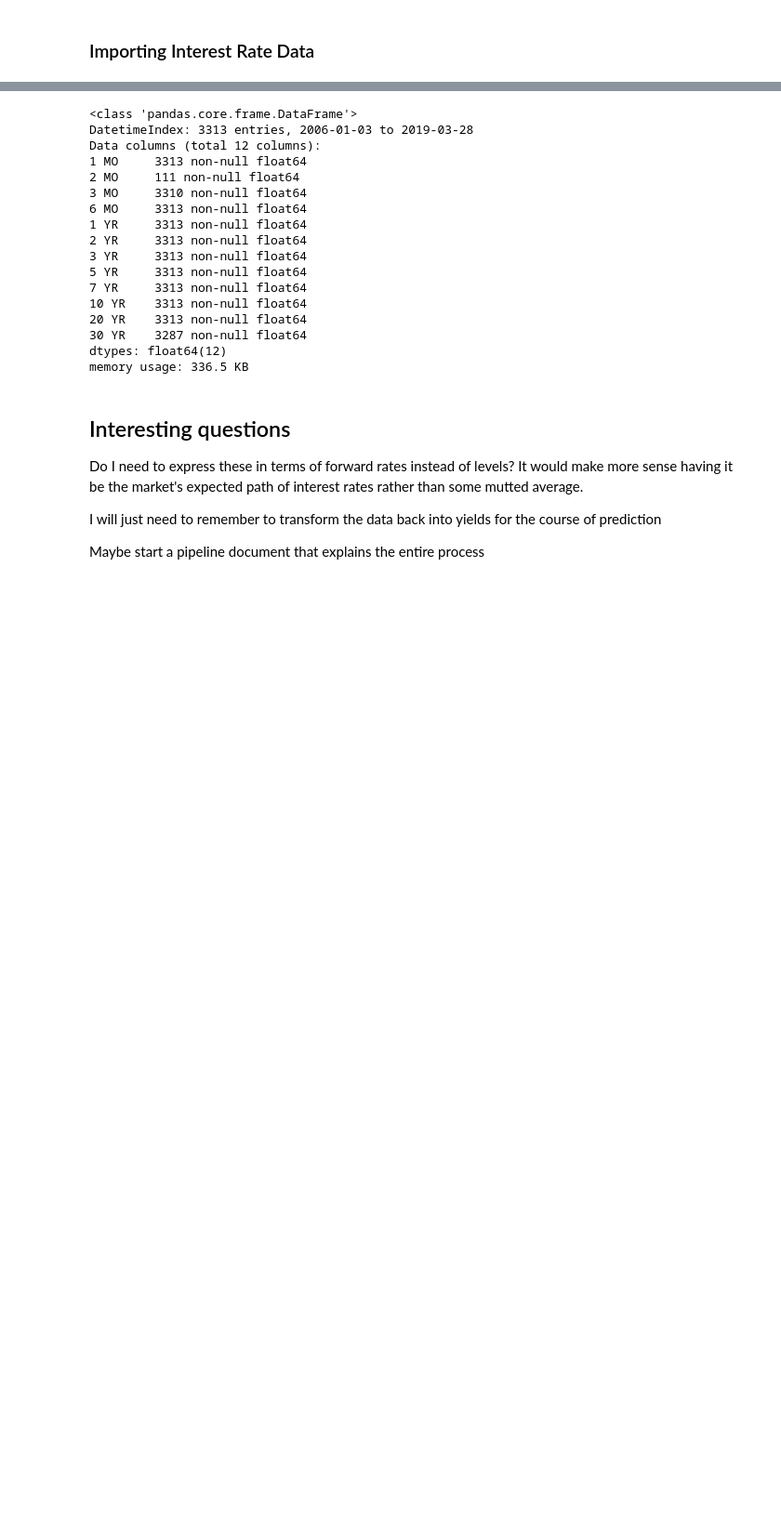
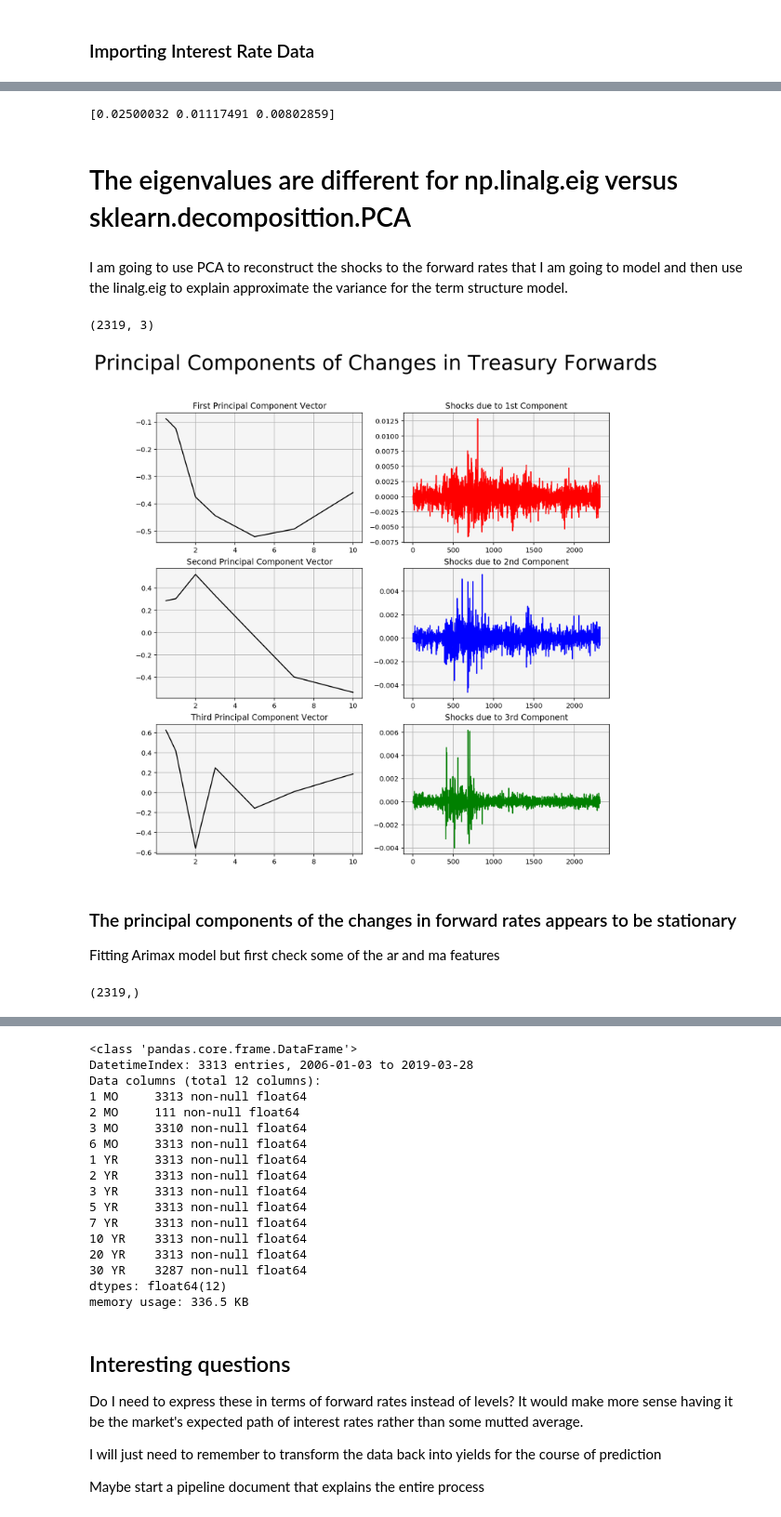
Before and after one commit to davidjsmith44/NLP-Fed-Speeches, a Jupyter notebook: src/rate_data_test.ipynb, the cells around one changed output, grey strips where cells are left out. Shown at 93% size. Saved outputs shown, nothing was run; the diff lists cells and outputs as text; code cells hidden in the pictures; blank space fills up the shorter version.

```diff
--- a/src/rate_data_test.ipynb
+++ b/src/rate_data_test.ipynb
@@ -19,0 +53,2 @@ NameError: name 'df' is not defined
+# %%
+X = df[['d_six_m', 'd_one_y', 'd_two_y', 'd_three_y', 'd_five_y', 'd_seven_y', 'd_ten_y']]
@@ -19,0 +67,2 @@ NameError: name 'df' is not defined
+# %%
+train_dates = X.index
@@ -19,0 +78,4 @@ NameError: name 'df' is not defined
+# %%
+n_comp = 3
+test = PCA(n_components = n_comp, random_state=44)
+test.fit(X)
@@ -19,0 +138,21 @@ NameError: name 'df' is not defined
+# %%
+print(princ_eigval ** 0.5)
+# %% [output]
+[0.02500032 0.01117491 0.00802859]
+# %% [markdown]
+# The eigenvalues are different for np.linalg.eig versus sklearn.decomposittion.PCA
+# %% [markdown]
+I am going to use PCA to reconstruct the shocks to the forward rates that I am going to model and then use the
+linalg.eig to explain approximate the variance for the term structure model.
+# %%
+shocks = test.fit_transform(X)
+shocks.shape
+# %% [output]
+(2319, 3)
+# %%
+plot_3_pcs(test.components_, shocks, train_dates)
+# %% [output]
+[figure, added]
+# %% [markdown]
+### The principal components of the changes in forward rates appears to be stationary
+Fitting Arimax model but first check some of the ar and ma features
@@ -19,0 +174,7 @@ NameError: name 'df' is not defined
+# %%
+first_PC = shocks[:,0]
+second_PC = shocks[:,0]
+third_PC = shocks[:,0]
+first_PC.shape
+# %% [output]
+(2319,)
```
Also changed, not shown: parts of 54 cells of this notebook, 4 other files.
